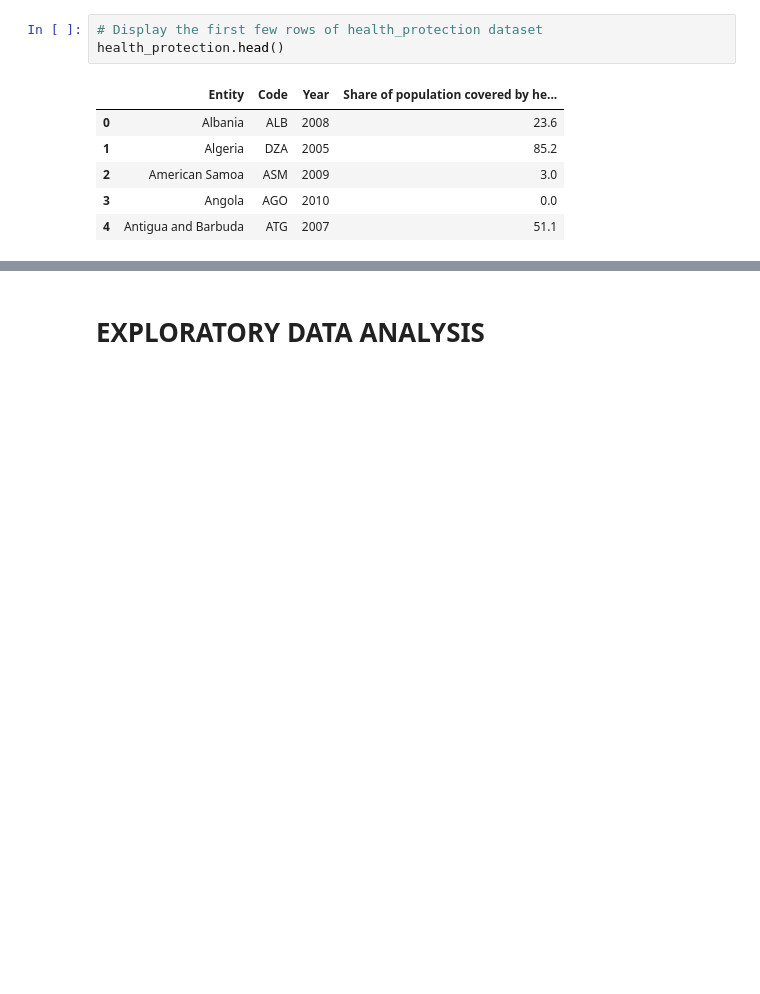
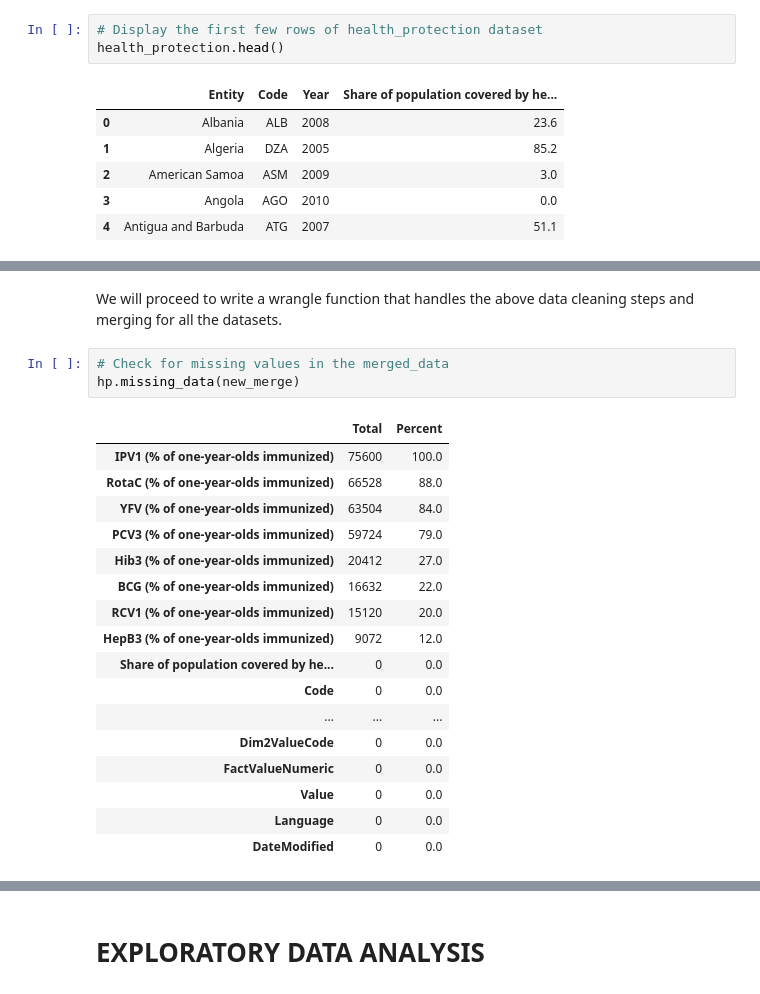
Before and after one commit to GeamXD/A-Case-Study-On-Child-And-Infant-Mortality, a Jupyter notebook: notebook.ipynb, the cells around one changed output, grey strips where cells are left out. Saved outputs shown, nothing was run; the diff lists cells and outputs as text; blank space fills up the shorter version.

```diff
--- a/notebook.ipynb
+++ b/notebook.ipynb
@@ -176,0 +638,23 @@ memory usage: 5.2+ KB
+# %% [markdown]
+We will proceed to write a wrangle function that handles the above data cleaning steps and merging for all the datasets.
+# %%
+# Check for missing values in the merged_data
+hp.missing_data(new_merge)
+# %% [output]
+|  | Total | Percent |
+| IPV1 (% of one-year-olds immunized) | 75600 | 100.0 |
+| RotaC (% of one-year-olds immunized) | 66528 | 88.0 |
+| YFV (% of one-year-olds immunized) | 63504 | 84.0 |
+| PCV3 (% of one-year-olds immunized) | 59724 | 79.0 |
+| Hib3 (% of one-year-olds immunized) | 20412 | 27.0 |
+| BCG (% of one-year-olds immunized) | 16632 | 22.0 |
+| RCV1 (% of one-year-olds immunized) | 15120 | 20.0 |
+| HepB3 (% of one-year-olds immunized) | 9072 | 12.0 |
+| Share of population covered by he... | 0 | 0.0 |
+| Code | 0 | 0.0 |
+| ... | ... | ... |
+| Dim2ValueCode | 0 | 0.0 |
+| FactValueNumeric | 0 | 0.0 |
+| Value | 0 | 0.0 |
+| Language | 0 | 0.0 |
+| DateModified | 0 | 0.0 |
```
Also changed, not shown: parts of 39 cells of this notebook, 1 other file.
